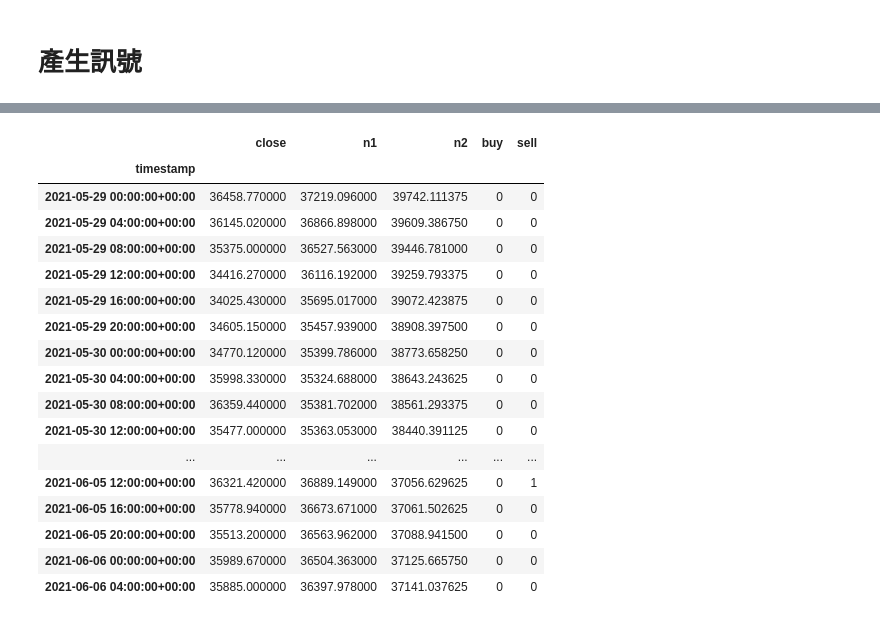
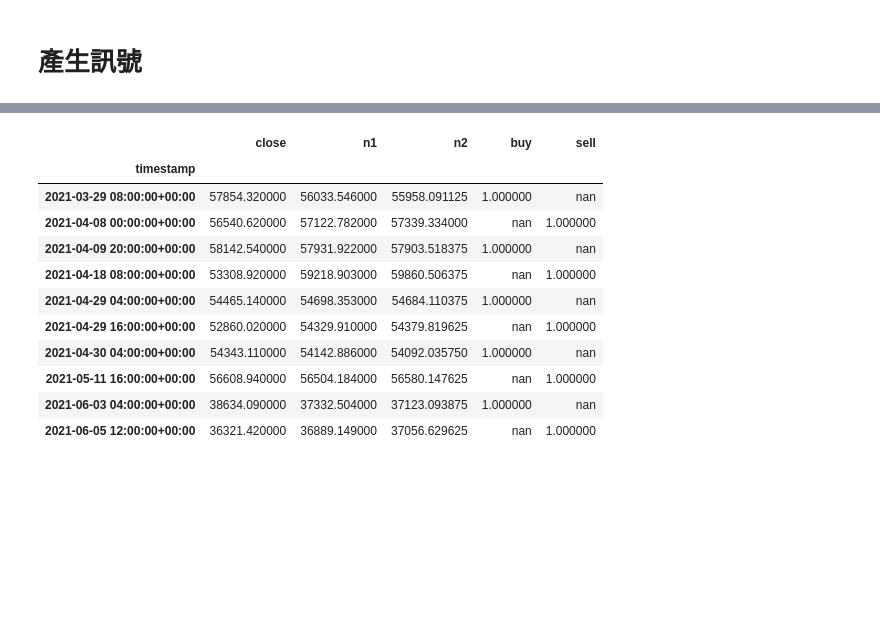
Before and after one commit to skywalker0803r/crypto, a Jupyter notebook: 一鍵產生虛擬貨幣買賣訊號(SMA策略).ipynb, the cells around one changed output, grey strips where cells are left out. Drawn from its saved outputs; the diff is of its cells as text; code cells hidden in the pictures; blank space fills up the shorter version.

```diff
--- a/一鍵產生虛擬貨幣買賣訊號(SMA策略).ipynb
+++ b/一鍵產生虛擬貨幣買賣訊號(SMA策略).ipynb
@@ -53,22 +53,19 @@ All caught up..!
 # %%
+import numpy as np
 pd.options.display.max_rows = 999
-dfs['BTCUSDT'].tail(50).style.background_gradient(subset=['buy','sell'])
+pair = 'BTCUSDT'
+dfs[pair] = dfs[pair].replace(0,np.nan)
+dfs[pair].dropna(subset=['buy','sell'],how='all').tail(10).style.background_gradient(subset=['buy','sell'])
 # %% [output]
 |  | close | n1 | n2 | buy | sell |
 | timestamp |  |  |  |  |  |
-| 2021-05-29 00:00:00+00:00 | 36458.770000 | 37219.096000 | 39742.111375 | 0 | 0 |
-| 2021-05-29 04:00:00+00:00 | 36145.020000 | 36866.898000 | 39609.386750 | 0 | 0 |
-| 2021-05-29 08:00:00+00:00 | 35375.000000 | 36527.563000 | 39446.781000 | 0 | 0 |
-| 2021-05-29 12:00:00+00:00 | 34416.270000 | 36116.192000 | 39259.793375 | 0 | 0 |
-| 2021-05-29 16:00:00+00:00 | 34025.430000 | 35695.017000 | 39072.423875 | 0 | 0 |
-| 2021-05-29 20:00:00+00:00 | 34605.150000 | 35457.939000 | 38908.397500 | 0 | 0 |
-| 2021-05-30 00:00:00+00:00 | 34770.120000 | 35399.786000 | 38773.658250 | 0 | 0 |
-| 2021-05-30 04:00:00+00:00 | 35998.330000 | 35324.688000 | 38643.243625 | 0 | 0 |
-| 2021-05-30 08:00:00+00:00 | 36359.440000 | 35381.702000 | 38561.293375 | 0 | 0 |
-| 2021-05-30 12:00:00+00:00 | 35477.000000 | 35363.053000 | 38440.391125 | 0 | 0 |
-| ... | ... | ... | ... | ... | ... |
-| 2021-06-05 12:00:00+00:00 | 36321.420000 | 36889.149000 | 37056.629625 | 0 | 1 |
-| 2021-06-05 16:00:00+00:00 | 35778.940000 | 36673.671000 | 37061.502625 | 0 | 0 |
-| 2021-06-05 20:00:00+00:00 | 35513.200000 | 36563.962000 | 37088.941500 | 0 | 0 |
-| 2021-06-06 00:00:00+00:00 | 35989.670000 | 36504.363000 | 37125.665750 | 0 | 0 |
-| 2021-06-06 04:00:00+00:00 | 35885.000000 | 36397.978000 | 37141.037625 | 0 | 0 |
+| 2021-03-29 08:00:00+00:00 | 57854.320000 | 56033.546000 | 55958.091125 | 1.000000 | nan |
+| 2021-04-08 00:00:00+00:00 | 56540.620000 | 57122.782000 | 57339.334000 | nan | 1.000000 |
+| 2021-04-09 20:00:00+00:00 | 58142.540000 | 57931.922000 | 57903.518375 | 1.000000 | nan |
+| 2021-04-18 08:00:00+00:00 | 53308.920000 | 59218.903000 | 59860.506375 | nan | 1.000000 |
+| 2021-04-29 04:00:00+00:00 | 54465.140000 | 54698.353000 | 54684.110375 | 1.000000 | nan |
+| 2021-04-29 16:00:00+00:00 | 52860.020000 | 54329.910000 | 54379.819625 | nan | 1.000000 |
+| 2021-04-30 04:00:00+00:00 | 54343.110000 | 54142.886000 | 54092.035750 | 1.000000 | nan |
+| 2021-05-11 16:00:00+00:00 | 56608.940000 | 56504.184000 | 56580.147625 | nan | 1.000000 |
+| 2021-06-03 04:00:00+00:00 | 38634.090000 | 37332.504000 | 37123.093875 | 1.000000 | nan |
+| 2021-06-05 12:00:00+00:00 | 36321.420000 | 36889.149000 | 37056.629625 | nan | 1.000000 |
```
Also changed, not shown: parts of 7 cells of this notebook.
